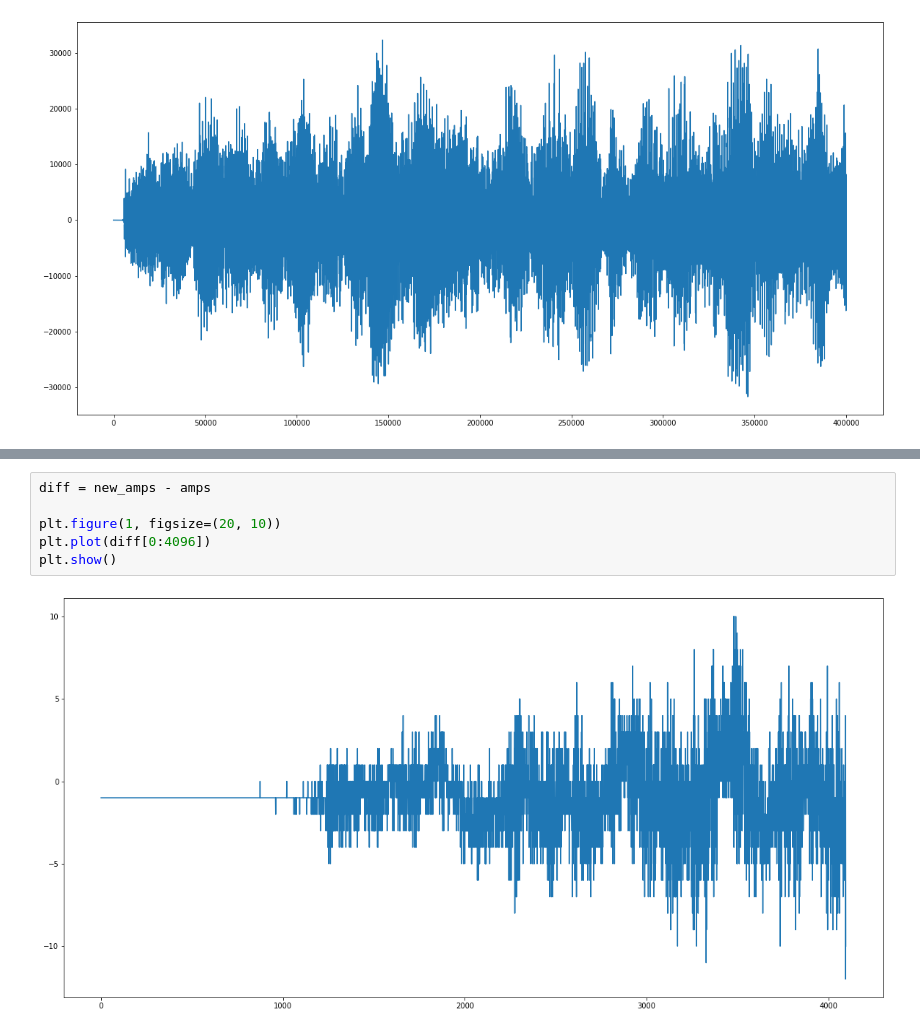
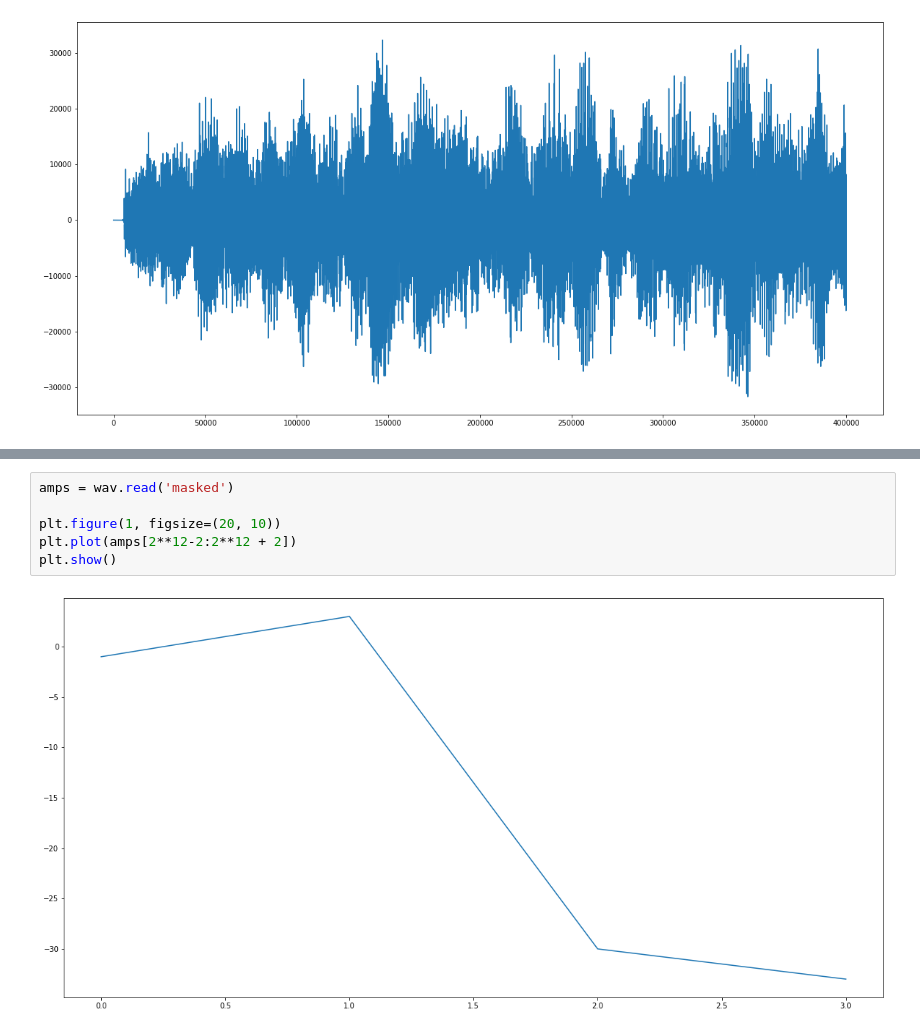
Before and after one commit to TwoEightNine/speech_masking, a Jupyter notebook: experiments_with_plots.ipynb, the cells around one changed output, grey strips where cells are left out. Cells and saved outputs as stored; diff of their text form.

```diff
--- a/experiments_with_plots.ipynb
+++ b/experiments_with_plots.ipynb
@@ -41,8 +18,8 @@ plt.show()
 # %%
-diff = new_amps - amps
+amps = wav.read('masked')
 
 plt.figure(1, figsize=(20, 10))
-plt.plot(diff[0:4096])
+plt.plot(amps[2**12-2:2**12 + 2])
 plt.show()
 # %% [output]
-[figure, old version]
+[figure, new version]
```
Also changed, not shown: parts of 3 cells of this notebook, 7 other files.
